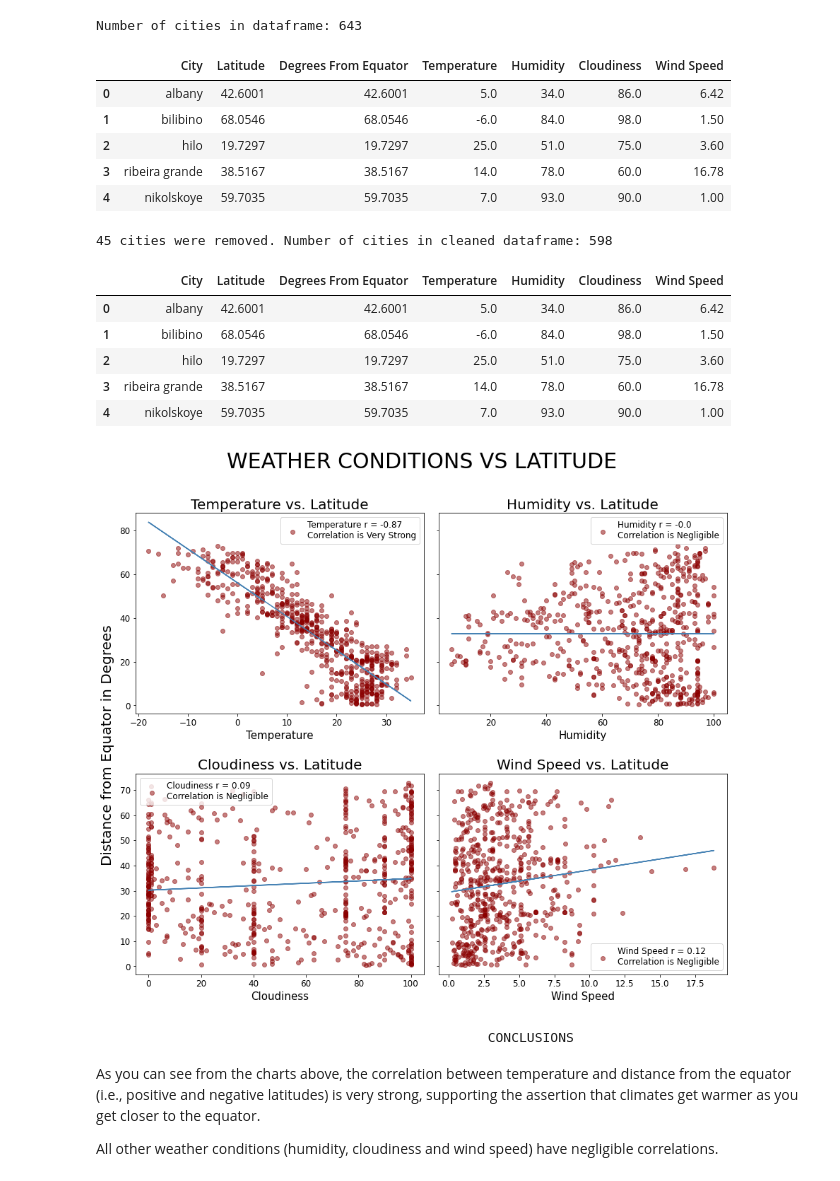
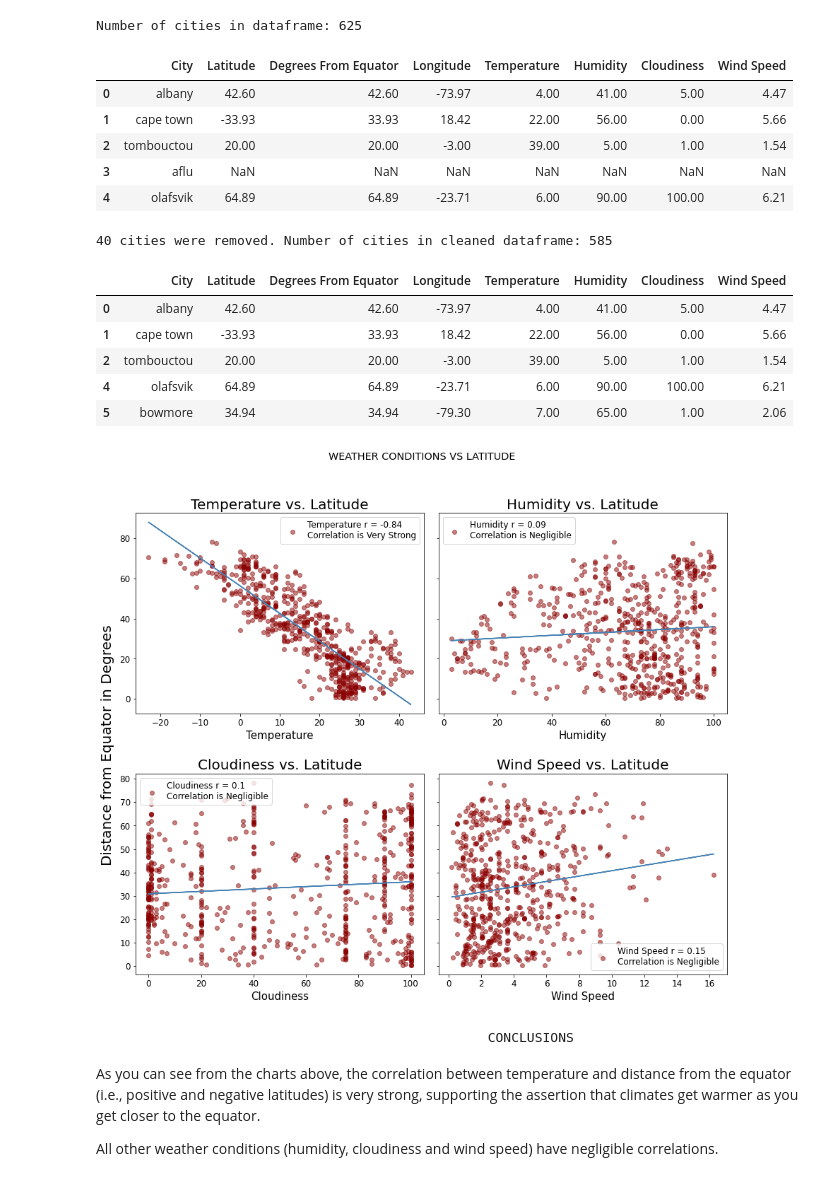
Before and after one commit to kennethcandersen/automated-vacation-planner, a Jupyter notebook: WeatherPy/WeatherPy.ipynb, the cells around one changed output. Saved outputs shown, nothing was run; the diff lists cells and outputs as text; code cells hidden in the pictures.

```diff
--- a/WeatherPy/WeatherPy.ipynb
+++ b/WeatherPy/WeatherPy.ipynb
@@ -53,6 +52,7 @@ units = "metric"                                               # Set units to re
 query_url = f"{url}appid={api_key}&units={units}&q="           # Build the query URL
 
 lats = []                                                      # Set up lists to hold reponse info
+longs = []
 temps = []
 humids = []
 cloudies = []
@@ -66,25 +66,28 @@ for city in clean_initial_city_list_df['Cities']:              # Loop through th
 
     try:
         lat = response['coord']['lat']                         # Not all cities found in Citipy have data in
-        temp = round(response['main']['temp'])                 # OpenWeather. So this 'try' block will look for
-        humid = response['main']['humidity']                   # the data and set the respective variables...
+        lng = response['coord']['lon']                        # OpenWeather. So this 'try' block will look for
+        temp = round(response['main']['temp'])                 # the data and set the respective variables...
+        humid = response['main']['humidity']
         cloud = response['clouds']['all']
         wind = response['wind']['speed']
 
     except KeyError:                                           # ...And this 'except' block will set variables to
         lat = np.nan                                           # np.nan for those cities that lack data. That way the
-        temp = np.nan                                          # program won't blow up and later it will be easy to
-        humid = np.nan                                         # drop rows with missing data.
+        lng = np.nan                                           # program won't blow up and later it will be easy to
+        temp = np.nan                                          # drop rows with missing data.
+        humid = np.nan
         cloud = np.nan
         wind = np.nan
 
     lats.append(lat)                                           # Append data to respective lists
+    longs.append(lng)
     temps.append(temp)
     humids.append(humid)
     cloudies.append(cloud)
     wind_speeds.append(wind)
 
     # Print the data being processed
-    print (f"{i}: {city} lat: {lat}, temp: {temp}, humidity: {humid}, cloudiness: {cloud}, wind speed: {wind}")
+    print (f"{i}: {city} lat: {lat}, lng: {lng}, temp: {temp}, humidity: {humid}, cloudiness: {cloud}, wind speed: {wind}")
     i+=1
 # %% [output]
@@ -108,26 +111,27 @@ for city in clean_initial_city_list_df['Cities']:              # Loop through th
 # %%
 #Build a new data frame with with weather data
 
 weather_data_df = pd.DataFrame({"City" : clean_initial_city_list_df['Cities'],
                                 "Latitude": lats,
                                 "Degrees From Equator": list(map(abs, lats)),   # The intention of the 'Degrees from
-                                "Temperature" : temps,                          # Equator' column isto establish an
-                                "Humidity" : humids,                            # absolute value of the latitude, or
-                                "Cloudiness" : cloudies,                        # basically the distance from equator
-                                "Wind Speed" : wind_speeds                      # This will come in handy later for
-                              })                                                # plotting
+                                "Longitude" : longs,                            # Equator' column isto establish an
+                                "Temperature" : temps,                          # absolute value of the latitude, or
+                                "Humidity" : humids,                            # basically the distance from equator
+                                "Cloudiness" : cloudies,                        # This will come in handy later for
+                                "Wind Speed" : wind_speeds                      # plotting
+                              })
 
 count1 = len(weather_data_df)                                                   # Count cities in dataframe
 print(f"Number of cities in dataframe: {count1}")                               # Print count
 weather_data_df.head()                                                          # Show the head sample
 # %% [output]
-Number of cities in dataframe: 643
+Number of cities in dataframe: 625
-|  | City | Latitude | Degrees From Equator | Temperature | Humidity | Cloudiness | Wind Speed |
-| 0 | albany | 42.6001 | 42.6001 | 5.0 | 34.0 | 86.0 | 6.42 |
-| 1 | bilibino | 68.0546 | 68.0546 | -6.0 | 84.0 | 98.0 | 1.50 |
-| 2 | hilo | 19.7297 | 19.7297 | 25.0 | 51.0 | 75.0 | 3.60 |
-| 3 | ribeira grande | 38.5167 | 38.5167 | 14.0 | 78.0 | 60.0 | 16.78 |
-| 4 | nikolskoye | 59.7035 | 59.7035 | 7.0 | 93.0 | 90.0 | 1.00 |
+|  | City | Latitude | Degrees From Equator | Longitude | Temperature | Humidity | Cloudiness | Wind Speed |
+| 0 | albany | 42.60 | 42.60 | -73.97 | 4.00 | 41.00 | 5.00 | 4.47 |
+| 1 | cape town | -33.93 | 33.93 | 18.42 | 22.00 | 56.00 | 0.00 | 5.66 |
+| 2 | tombouctou | 20.00 | 20.00 | -3.00 | 39.00 | 5.00 | 1.00 | 1.54 |
+| 3 | aflu | NaN | NaN | NaN | NaN | NaN | NaN | NaN |
+| 4 | olafsvik | 64.89 | 64.89 | -23.71 | 6.00 | 90.00 | 100.00 | 6.21 |
 # %%
 # Remove cities with missing weather data from dataframe and save the data in a .csv file
 
@@ -140,13 +144,13 @@ count2 = len(clean_weather_data_df)                               # Get a new ci
 print(f"{count1 - count2} cities were removed. Number of cities in cleaned dataframe: {count2}") #Print the updated count
 clean_weather_data_df.head()                                      # Show the head sample
 # %% [output]
-45 cities were removed. Number of cities in cleaned dataframe: 598
+40 cities were removed. Number of cities in cleaned dataframe: 585
-|  | City | Latitude | Degrees From Equator | Temperature | Humidity | Cloudiness | Wind Speed |
-| 0 | albany | 42.6001 | 42.6001 | 5.0 | 34.0 | 86.0 | 6.42 |
-| 1 | bilibino | 68.0546 | 68.0546 | -6.0 | 84.0 | 98.0 | 1.50 |
-| 2 | hilo | 19.7297 | 19.7297 | 25.0 | 51.0 | 75.0 | 3.60 |
-| 3 | ribeira grande | 38.5167 | 38.5167 | 14.0 | 78.0 | 60.0 | 16.78 |
-| 4 | nikolskoye | 59.7035 | 59.7035 | 7.0 | 93.0 | 90.0 | 1.00 |
+|  | City | Latitude | Degrees From Equator | Longitude | Temperature | Humidity | Cloudiness | Wind Speed |
+| 0 | albany | 42.60 | 42.60 | -73.97 | 4.00 | 41.00 | 5.00 | 4.47 |
+| 1 | cape town | -33.93 | 33.93 | 18.42 | 22.00 | 56.00 | 0.00 | 5.66 |
+| 2 | tombouctou | 20.00 | 20.00 | -3.00 | 39.00 | 5.00 | 1.00 | 1.54 |
+| 4 | olafsvik | 64.89 | 64.89 | -23.71 | 6.00 | 90.00 | 100.00 | 6.21 |
+| 5 | bowmore | 34.94 | 34.94 | -79.30 | 7.00 | 65.00 | 1.00 | 2.06 |
 # %%
 # Set up some basic plt formatting configurations
 
@@ -207,7 +211,7 @@ plt.savefig("weather-conditions-vs-latitude.png")                # Save the png
 
 plt.show()
 # %% [output]
-[figure, old version]
+[figure, new version]
 # %% [markdown]
                                                     CONCLUSIONS
 As you can see from the charts above, the correlation between temperature and distance from the equator (i.e., positive and negative latitudes) is very strong, supporting the assertion that climates get warmer as you get closer to the equator.
```
Also changed, not shown: parts of 6 cells of this notebook, 5 other files.
